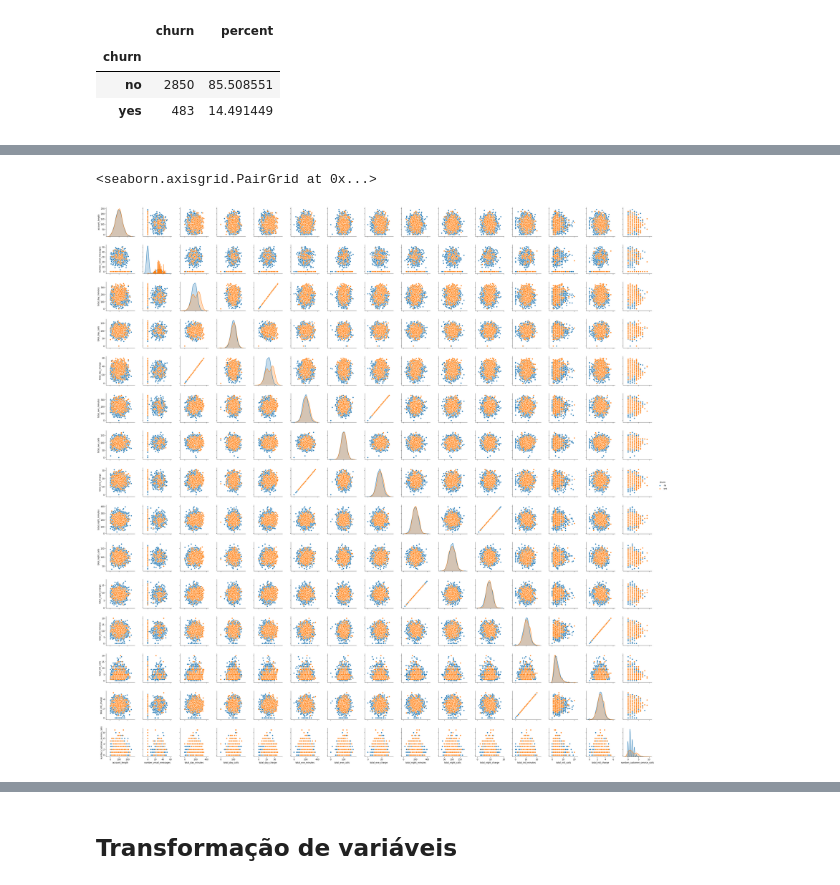
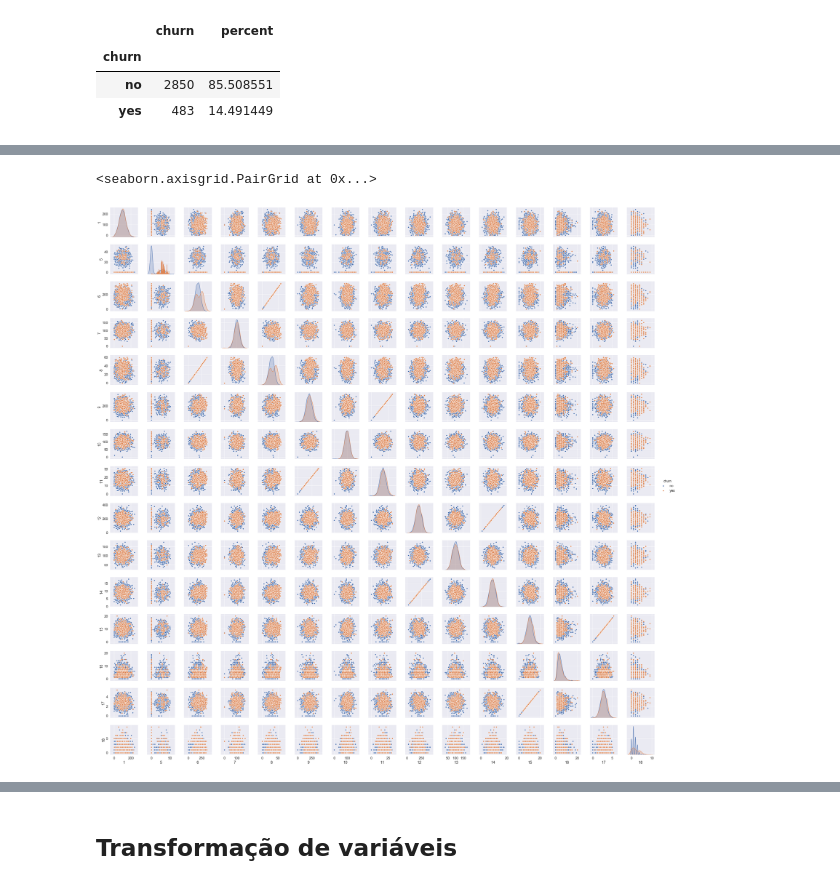
Before and after one commit to ohbtorres/PrevendoCustomerChurnOperadorasTelecom, a Jupyter notebook: CustomerChurnClass.ipynb, the cells around one changed output, grey strips where cells are left out. Cells and saved outputs as stored; diff of their text form; code cells hidden in the pictures.

```diff
--- a/CustomerChurnClass.ipynb
+++ b/CustomerChurnClass.ipynb
@@ -166,0 +171,6 @@ contagem.assign(percent = 100*contagem.churn/sum(contagem.churn))
+# %%
+#Pela quantidade de variaveis, vamos apenas realizar um mapeamento das variáveis, para facilitar a identificação no pairplot
+mapeamento = {}
+for i in range(0,len(treino.columns)-1):
+    mapeamento[treino.columns[i]] = i
+mapeamento
@@ -167,6 +197,7 @@ contagem.assign(percent = 100*contagem.churn/sum(contagem.churn))
 # %%
 #Usando a função pairs do pacote seaborn para dar uma olhada na distribuição das variáveis numéricas
-sns.pairplot(treino,hue = 'churn')
+sns.set(font_scale=1.5)
+sns.pairplot(treino.rename(columns = mapeamento),hue = 'churn')
 # %% [output]
 <seaborn.axisgrid.PairGrid at 0x...>
-[figure, old version]
+[figure, new version]
```
Also changed, not shown: parts of 7 cells of this notebook.
